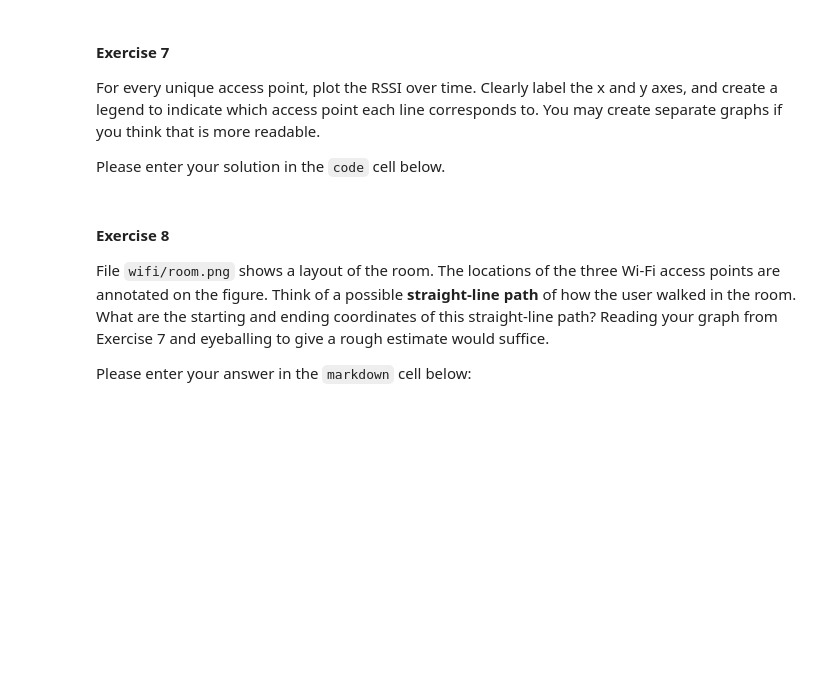
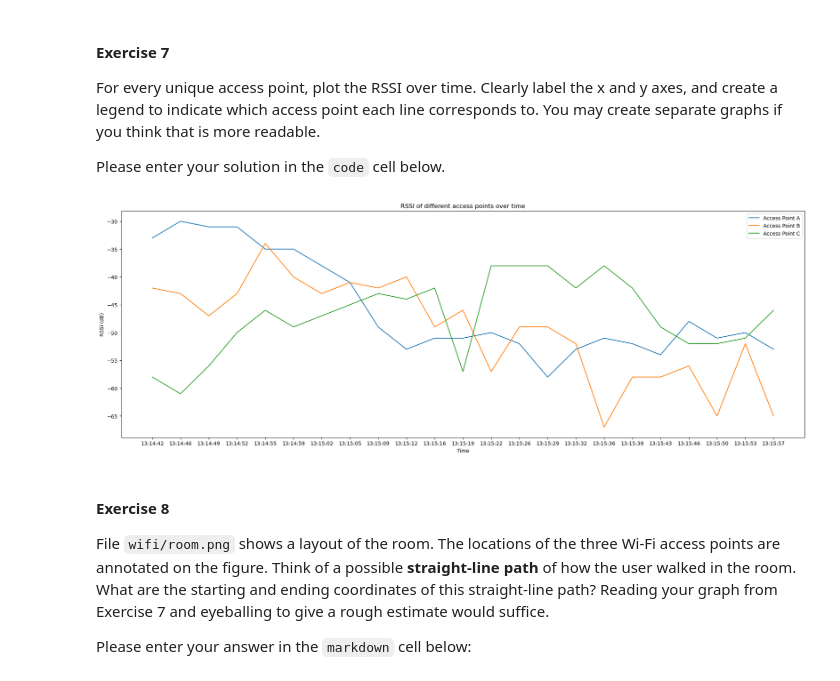
Before and after one commit to kbchung2/ECE_434, a Jupyter notebook: MP1_data_visualization/MP1_data_visualization/MP1.ipynb, the cells around one changed output. Cells and saved outputs as stored; diff of their text form; code cells hidden in the pictures; blank space fills up the shorter version.

```diff
--- a/MP1_data_visualization/MP1_data_visualization/MP1.ipynb
+++ b/MP1_data_visualization/MP1_data_visualization/MP1.ipynb
@@ -170,3 +210,55 @@ Please enter your solution in the `code` cell below.
+# %%
+# Exercise 7 code here:
+def convert_time_to_int(string):
+    hour = string[:2]
+    minute  = string[3:5]
+    second = string[6:]
+    return 3600 * int(hour) + 60 * int(minute) + int(second)
+
+
+wifi_data = pd.read_csv("wifi/1-walk-1.csv")
+a = "Access Point A"
+b = "Access Point B"
+c = "Access Point C"
+wifi_a_data = np.array(wifi_data[wifi_data["SSID"] == "a"])
+wifi_a_time = wifi_a_data[:,1]
+wifi_a_rssi = wifi_a_data[:,2]
+wifi_a_conv_time = np.zeros(len(wifi_a_time),dtype=int)
+for idx, _ in enumerate(wifi_a_time):
+    wifi_a_conv_time[idx] = convert_time_to_int(wifi_a_time[idx]) - convert_time_to_int(wifi_a_time[0])
+
+
+wifi_b_data = np.array(wifi_data[wifi_data["SSID"] == "b"])
+wifi_b_time = wifi_b_data[:,1]
+wifi_b_rssi = wifi_b_data[:,2]
+wifi_b_conv_time = np.zeros(len(wifi_b_time),dtype=int)
+for idx, _ in enumerate(wifi_b_time):
+    wifi_b_conv_time[idx] = convert_time_to_int(wifi_b_time[idx]) - convert_time_to_int(wifi_b_time[0])
+
+
+wifi_c_data = np.array(wifi_data[wifi_data["SSID"] == "c"])
+wifi_c_time = wifi_c_data[:,1]
+wifi_c_rssi = wifi_c_data[:,2]
+wifi_c_conv_time = np.zeros(len(wifi_c_time),dtype=int)
+for idx, _ in enumerate(wifi_c_time):
+    wifi_c_conv_time[idx] = convert_time_to_int(wifi_c_time[idx]) - convert_time_to_int(wifi_c_time[0])
+
+
+
+plt.figure(figsize = (24,8))
+
+
+
+plt.xlabel("Time" )
+plt.ylabel("RSSI (dB)")
+plt.title("RSSI of different access points over time")
+plt.plot(wifi_a_time, wifi_a_rssi)
+plt.plot(wifi_b_time,wifi_b_rssi)
+plt.plot(wifi_c_time,wifi_c_rssi)
+plt.legend([a,b,c],loc="upper right")
+plt.show()
+# %% [output]
+[figure, added]
 # %% [markdown]
 #### Exercise 8
 File `wifi/room.png` shows a layout of the room. The locations of the three Wi-Fi access points are annotated on the figure. Think of a possible **straight-line path** of how the user walked in the room. What are the starting and ending coordinates of this straight-line path? Reading your graph from Exercise 7 and eyeballing to give a rough estimate would suffice.
```
Also changed, not shown: parts of 12 cells of this notebook.
